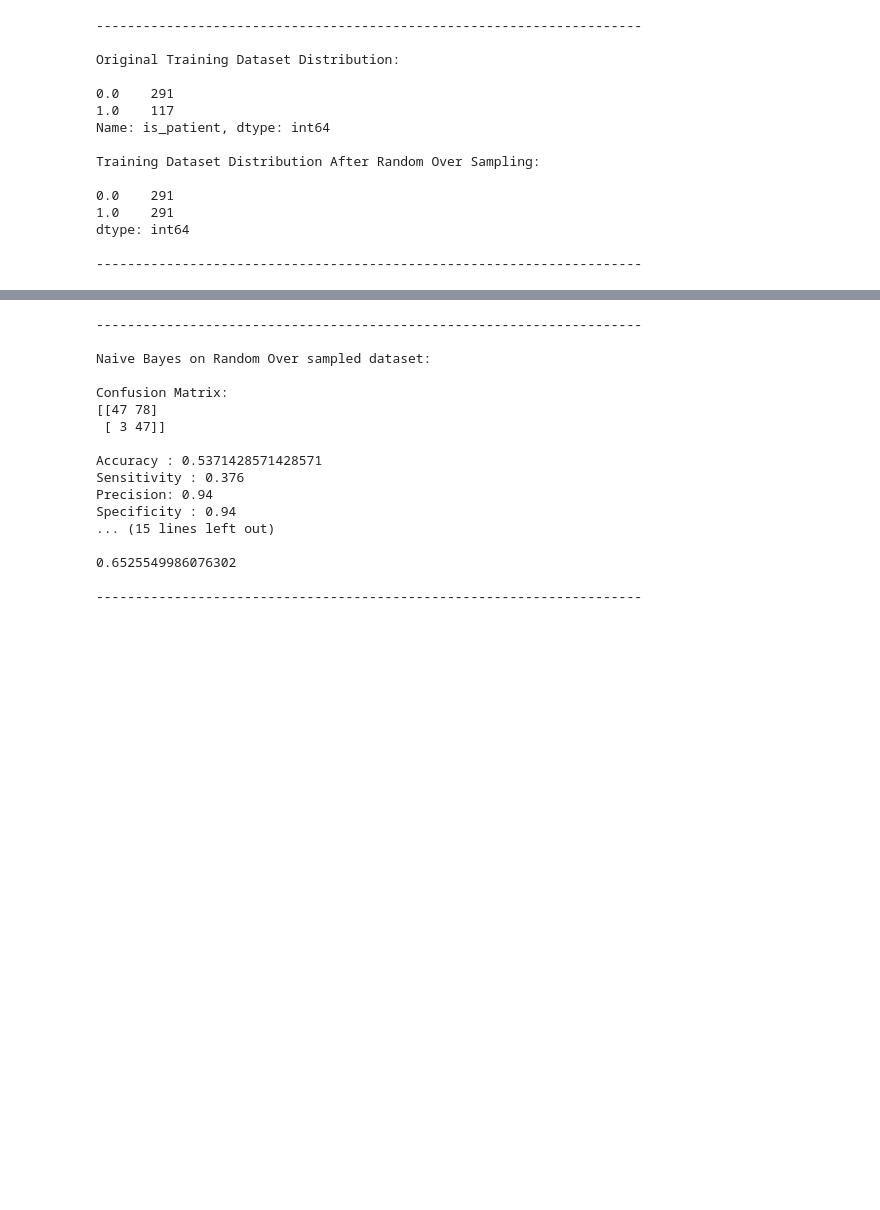
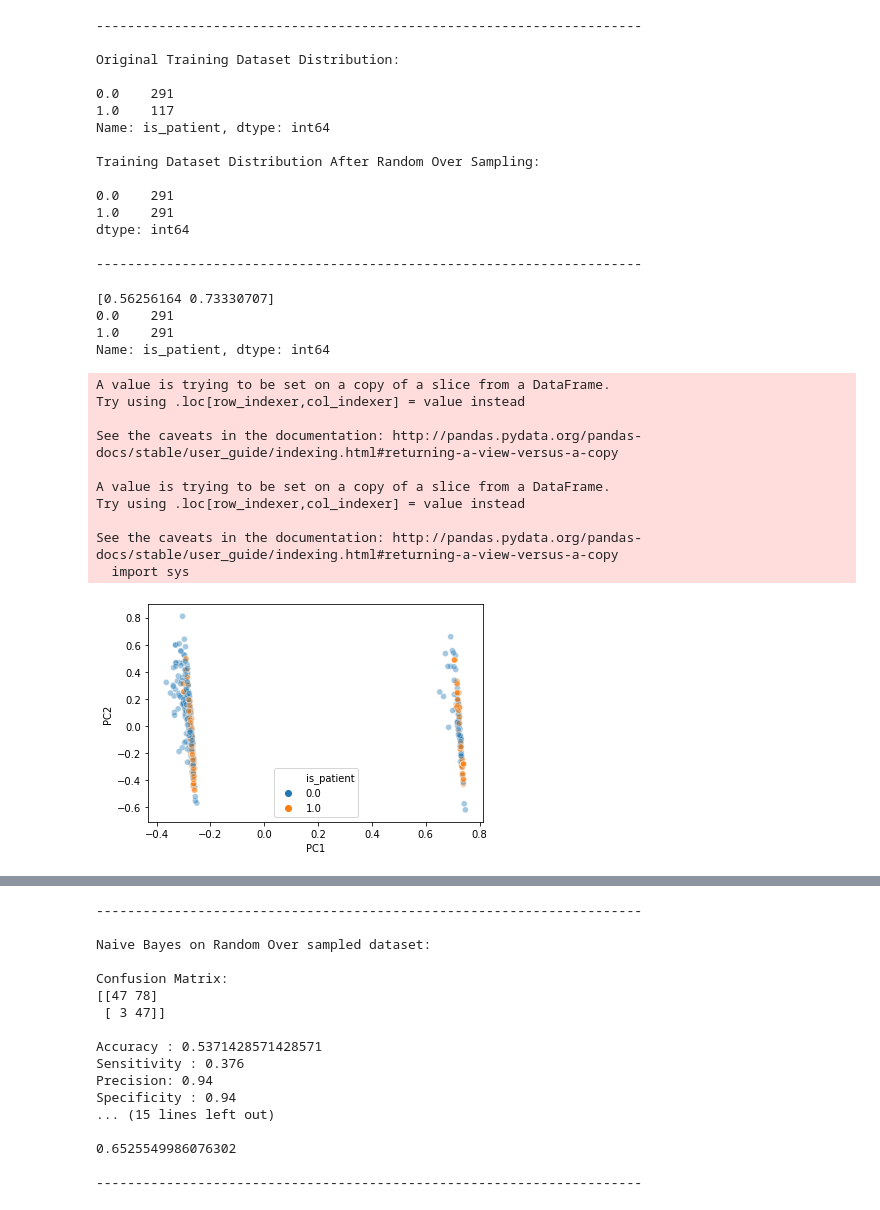
Before and after one commit to agrawalsam/FinalYearProject, a Jupyter notebook: ILPD.ipynb, the cells around one changed output, grey strips where cells are left out. Cells and saved outputs as stored; diff of their text form; code cells hidden in the pictures; blank space fills up the shorter version.

```diff
--- a/ILPD.ipynb
+++ b/ILPD.ipynb
@@ -1267,3 +2740,29 @@ Training Dataset Distribution After Random Over Sampling:
 dtype: int64
 
 ----------------------------------------------------------------------
+# %%
+#PCA for Random Over Sampled Dataset
+pca_random_over = PCA(n_components=2)
+X_pca_random_over = pca_random_over.fit_transform(X_train_ros)
+print(pca_random_over.explained_variance_ratio_.cumsum())
+y_temp_ros = y_train_ros
+y_temp_ros["PC1"] = X_pca_random_over[:,0]
+y_temp_ros["PC2"] = X_pca_random_over[:,1]
+sns.scatterplot(data=y_temp_ros, x="PC1", y="PC2", hue="is_patient", alpha=0.4)
+print(y_temp_ros["is_patient"].value_counts())
+# %% [output]
+[0.56256164 0.73330707]
+0.0    291
+1.0    291
+Name: is_patient, dtype: int64
+A value is trying to be set on a copy of a slice from a DataFrame.
+Try using .loc[row_indexer,col_indexer] = value instead
+
+See the caveats in the documentation: http://pandas.pydata.org/pandas-docs/stable/user_guide/indexing.html#returning-a-view-versus-a-copy
+
+A value is trying to be set on a copy of a slice from a DataFrame.
+Try using .loc[row_indexer,col_indexer] = value instead
+
+See the caveats in the documentation: http://pandas.pydata.org/pandas-docs/stable/user_guide/indexing.html#returning-a-view-versus-a-copy
+  import sys
+[figure, added]
```
Also changed, not shown: parts of 156 cells of this notebook.
